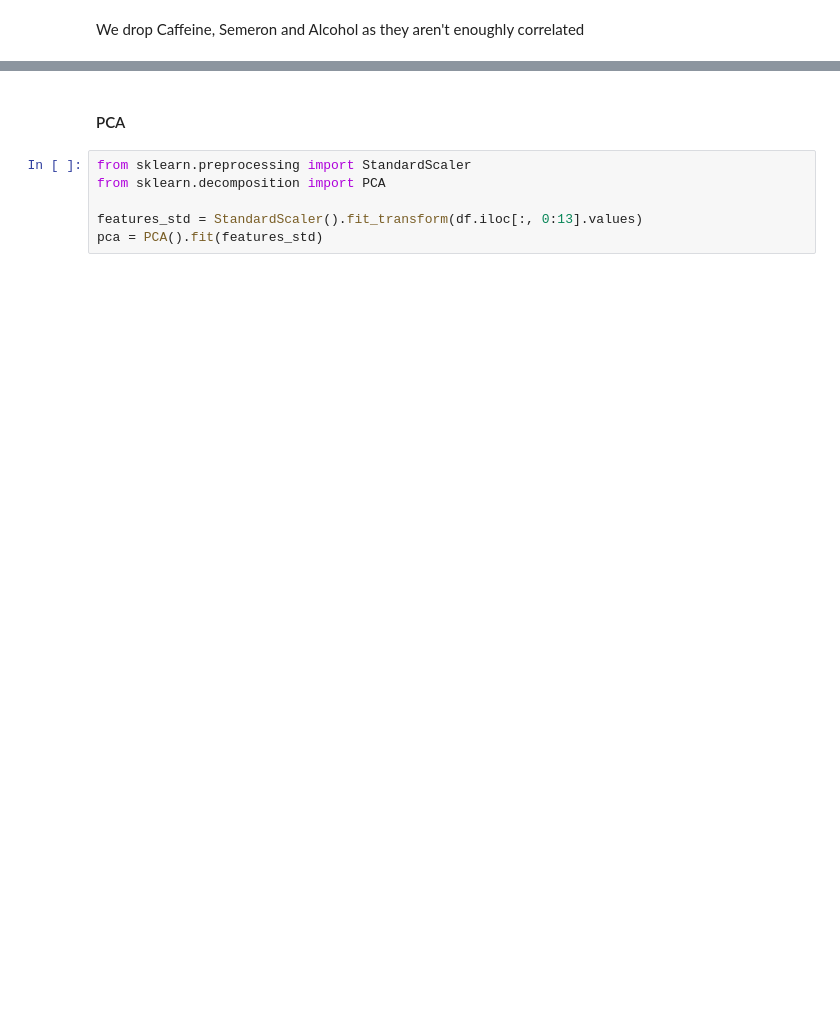
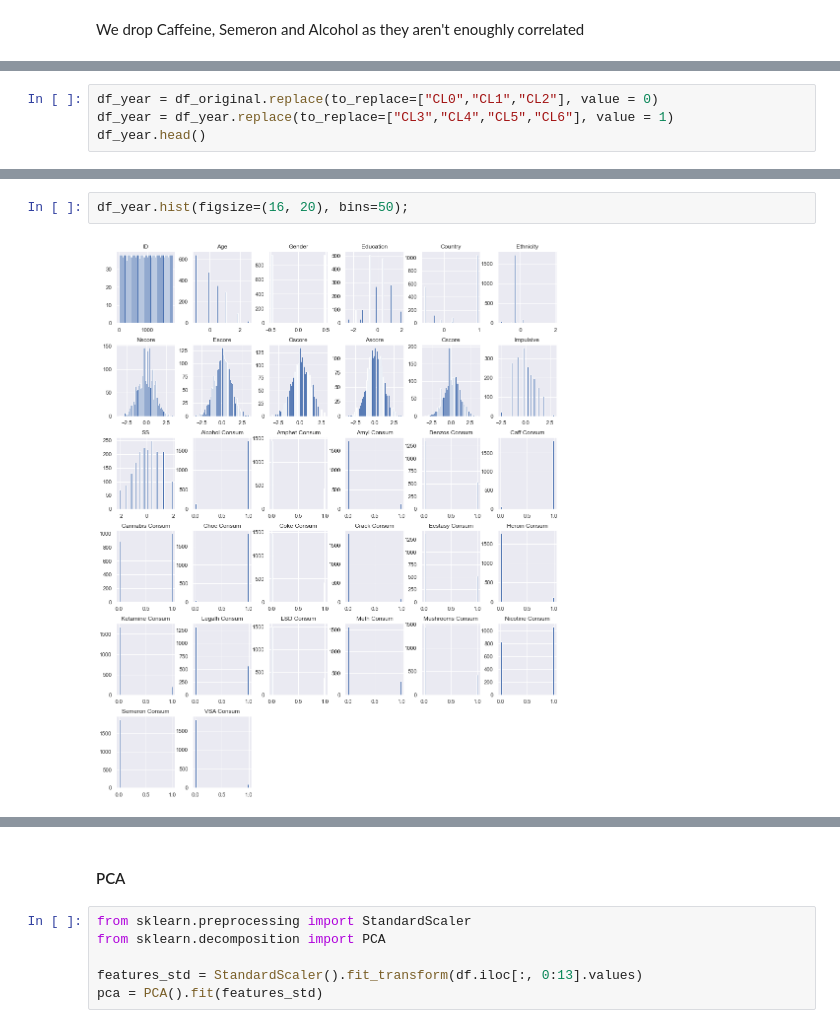
Before and after one commit to ras-000212/ESILV4-DIA-DataAnalysis-Project, a Jupyter notebook: data_analysis.ipynb, the cells around one changed output, grey strips where cells are left out. Saved outputs shown, nothing was run; the diff lists cells and outputs as text; blank space fills up the shorter version.

```diff
--- a/data_analysis.ipynb
+++ b/data_analysis.ipynb
@@ -320,0 +310,4 @@ df_num
+# %%
+df_year = df_original.replace(to_replace=["CL0","CL1","CL2"], value = 0)
+df_year = df_year.replace(to_replace=["CL3","CL4","CL5","CL6"], value = 1)
+df_year.head()
@@ -320,0 +322,4 @@ df_num
+# %%
+df_year.hist(figsize=(16, 20), bins=50);
+# %% [output]
+[figure, added]
```
Also changed, not shown: parts of 22 cells of this notebook, 1 other file.
